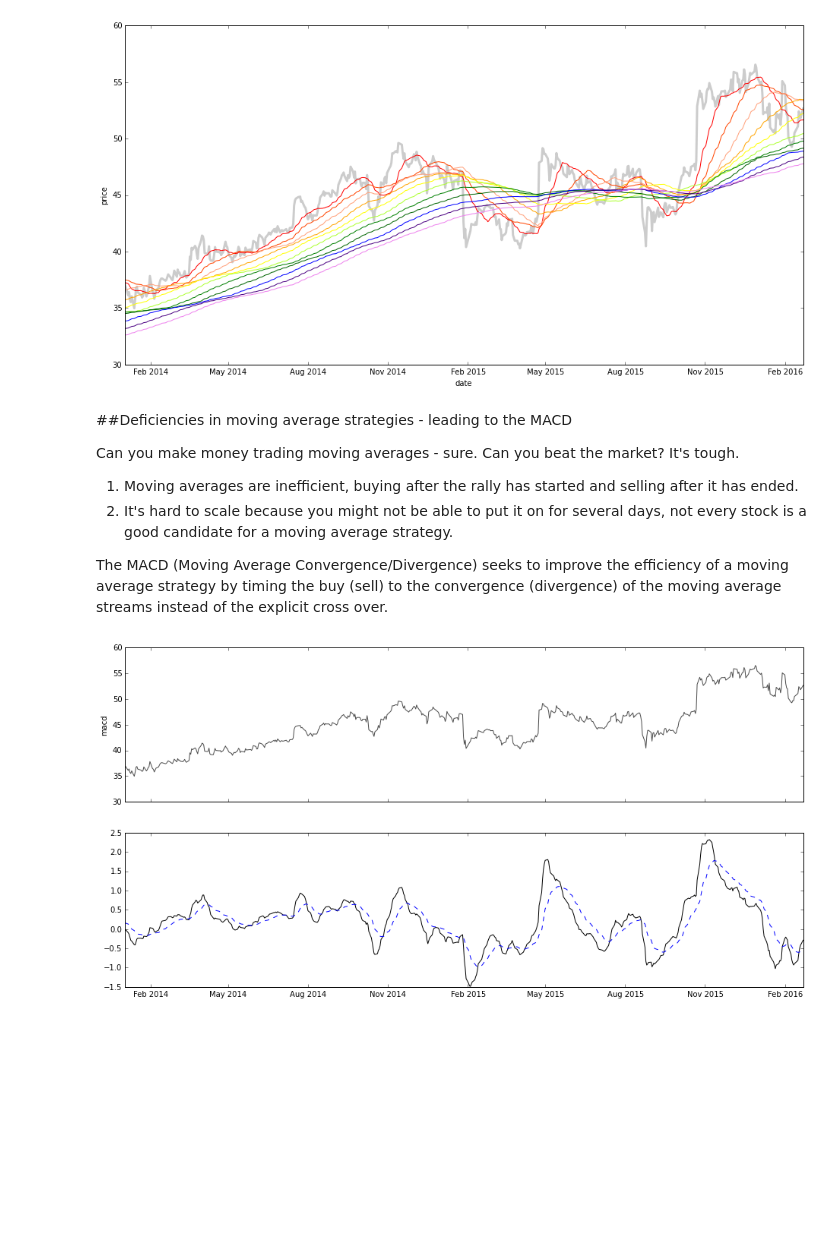
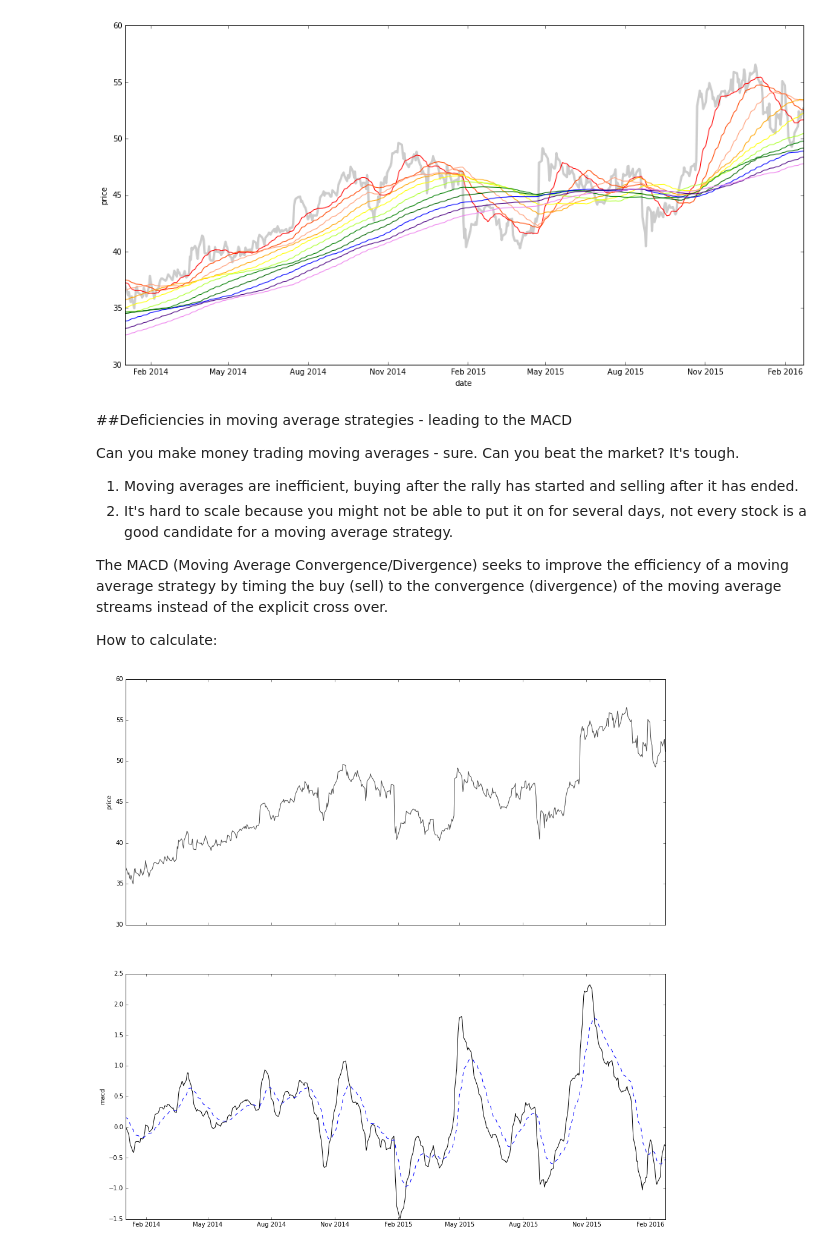
Before and after one commit to davidkunio/Chipy-Technicals, a Jupyter notebook: TechnicalTrading.ipynb, the cells around one changed output. Cells and saved outputs as stored; diff of their text form; code cells hidden in the pictures; blank space fills up the shorter version.

```diff
--- a/TechnicalTrading.ipynb
+++ b/TechnicalTrading.ipynb
@@ -13,5 +13,5 @@ os.getcwd()
 'C:\\Apps\\Data\\Chipy'
 # %%
 #Start with a sample dataset - I'll change this to pull from github.
-msft = pd.read_csv('msft_daily_price.csv',parse_dates = ['DATADATE'])
-msft.columns = ['ticker','datadate','currency','adj_factor','prc_open','prc_close','prc_high','prc_low','shrs']
+data = pd.read_csv('daily_price.csv',parse_dates = ['DATADATE'])
+data.columns = ['ticker','datadate','currency','adj_factor','prc_open','prc_close','prc_high','prc_low','shrs']
@@ -27,0 +98,5 @@ msft.head()
+# %%
+#Dropping the index isn't required, but it helps pandas freak out less when you start doing stuff
+
+msft = data[data['ticker']=='msft'].reset_index(drop=True)
+msft.head()
@@ -137,22 +229,27 @@ Can you make money trading moving averages - sure. Can you beat the market? It's
 2. It's hard to scale because you might not be able to put it on for several days, not every stock is a good candidate for a moving average strategy.
 
 The MACD (Moving Average Convergence/Divergence) seeks to improve the efficiency of a moving average strategy by timing the buy (sell) to the convergence (divergence) of the moving average streams instead of the explicit cross over.
+
+How to calculate:
 # %%
 #Calculate as standard 9-12-26 MACD.
 msft['close_12ema'] = pd.ewma(msft['close'],span=12)
 msft['close_26ema'] = pd.ewma(msft['close'],span=26)
 msft['close_macd'] = msft['close_12ema']-msft['close_26ema']
 msft['macd_9ema'] = pd.ewma(msft['close_macd'],9)
 
+
 plot_data = msft[msft['datadate'] >= '2014-01-01']
 
-macd_fig, ax = plt.subplots(2, sharex=True,figsize=(16,8))
+macd_fig, ax = plt.subplots(2, sharex=True,figsize=(16,16))
 ax[0].plot(plot_data['datadate'],plot_data['close'],'k-',alpha=.7)
 ax[0].set_ylabel('price', color='k')
 
 ax[1].plot(plot_data['datadate'],plot_data['close_macd'],'k-')
 ax[1].plot(plot_data['datadate'],plot_data['macd_9ema'],'b--')
-ax[0].set_ylabel('macd', color='k')
+ax[1].set_ylabel('macd', color='k')
 plt.show()
+
+#Add legend
 # %% [output]
-[figure, old version]
+[figure, new version]
```
Also changed, not shown: parts of 16 cells of this notebook, 2 other files.
